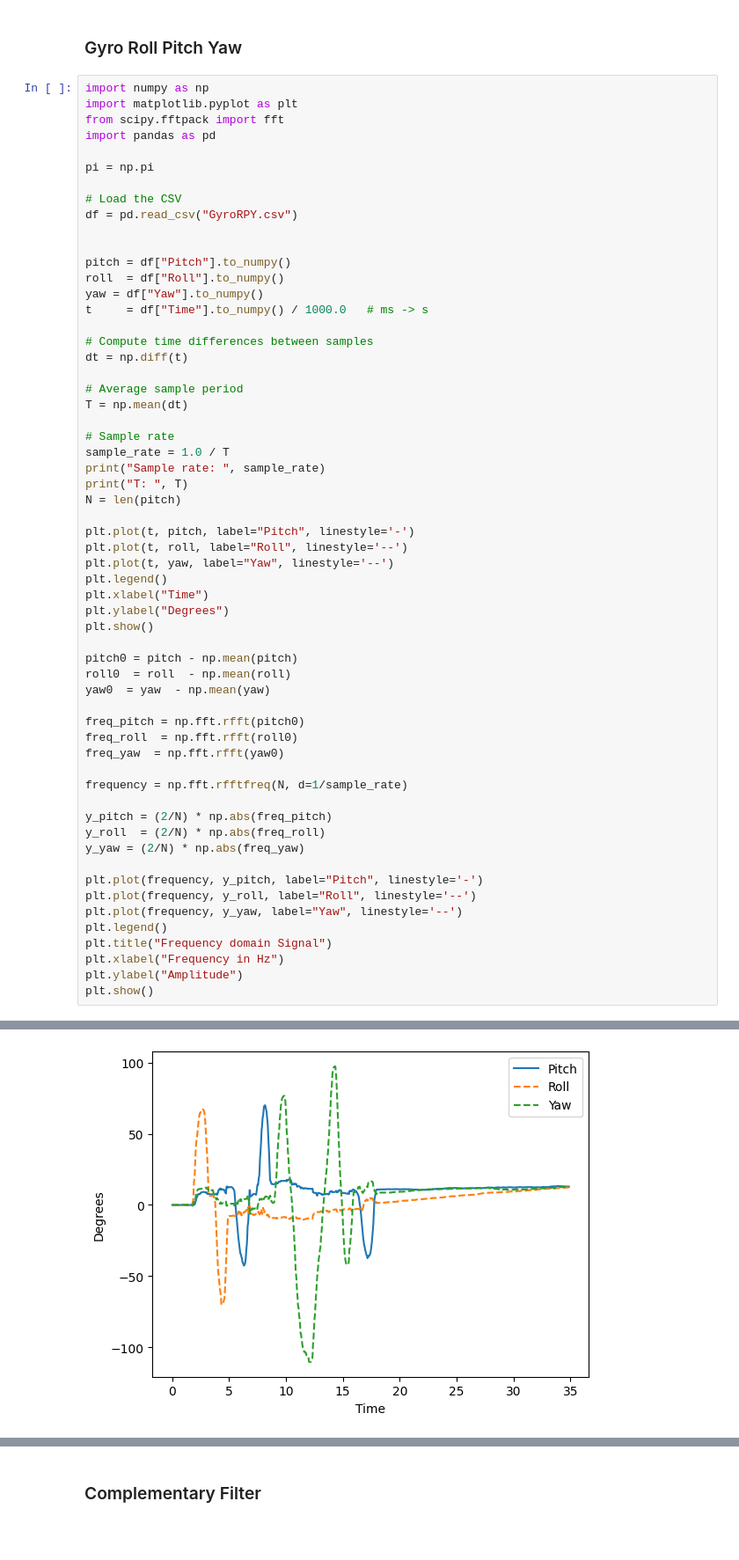
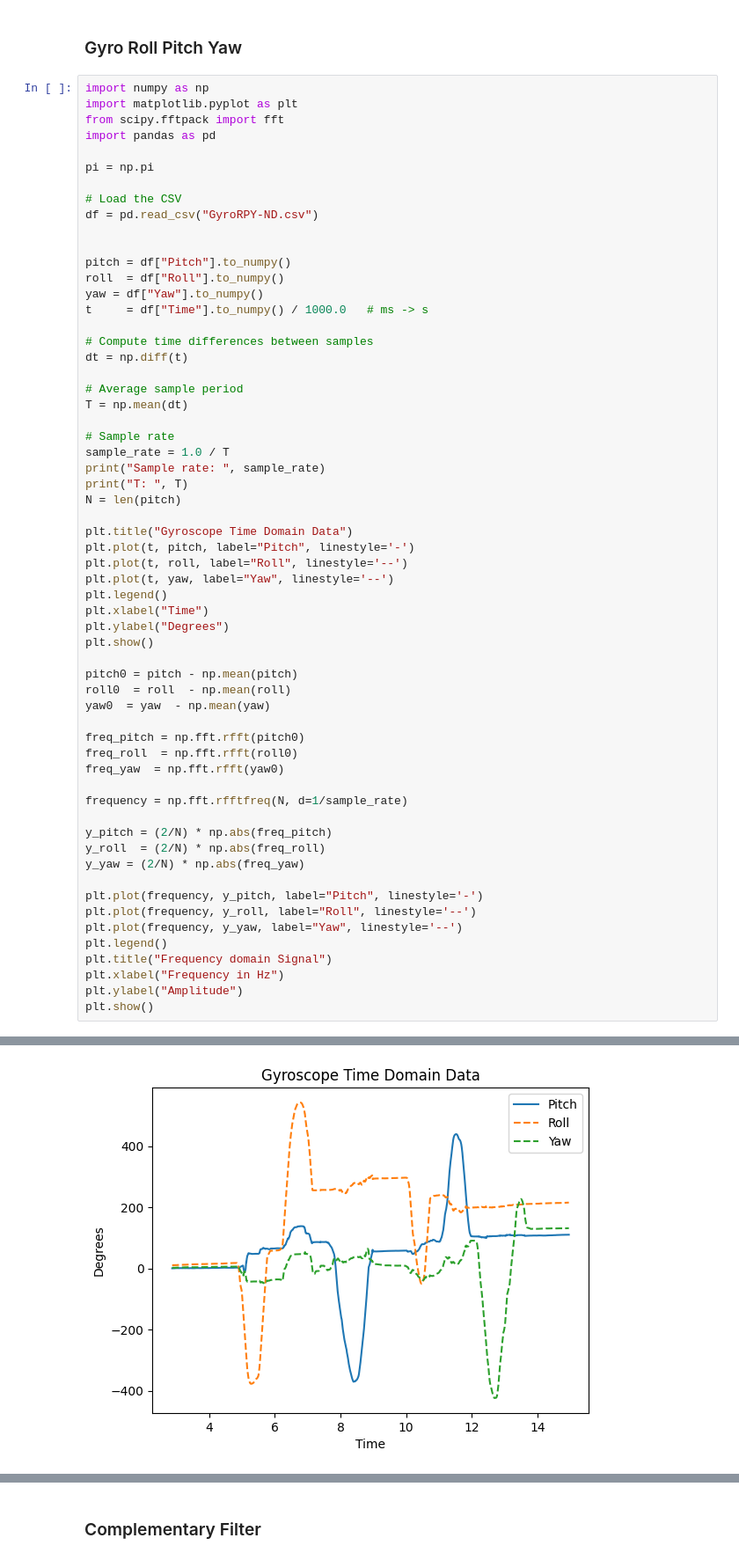
Before and after one commit to leslier7/ece5160-fast-robotics, a Jupyter notebook: jupyter_notebooks/Lab2Python.ipynb, the cells around one changed output, grey strips where cells are left out. Shown at 88% size. Saved outputs shown, nothing was run; the diff lists cells and outputs as text; blank space fills up the shorter version.

```diff
--- a/jupyter_notebooks/Lab2Python.ipynb
+++ b/jupyter_notebooks/Lab2Python.ipynb
@@ -237,7 +247,7 @@ import pandas as pd
 pi = np.pi
 
 # Load the CSV
-df = pd.read_csv("GyroRPY.csv")
+df = pd.read_csv("GyroRPY-ND.csv")
 
 
 pitch = df["Pitch"].to_numpy()
@@ -257,6 +267,7 @@ print("Sample rate: ", sample_rate)
 print("T: ", T)
 N = len(pitch)
 
+plt.title("Gyroscope Time Domain Data")
 plt.plot(t, pitch, label="Pitch", linestyle='-')
 plt.plot(t, roll, label="Roll", linestyle='--')
 plt.plot(t, yaw, label="Yaw", linestyle='--')
@@ -293 +304 @@ T:  0.013957583033213287
-[figure, old version]
+[figure, new version]
```
Also changed, not shown: parts of 5 cells of this notebook, 14 other files.
